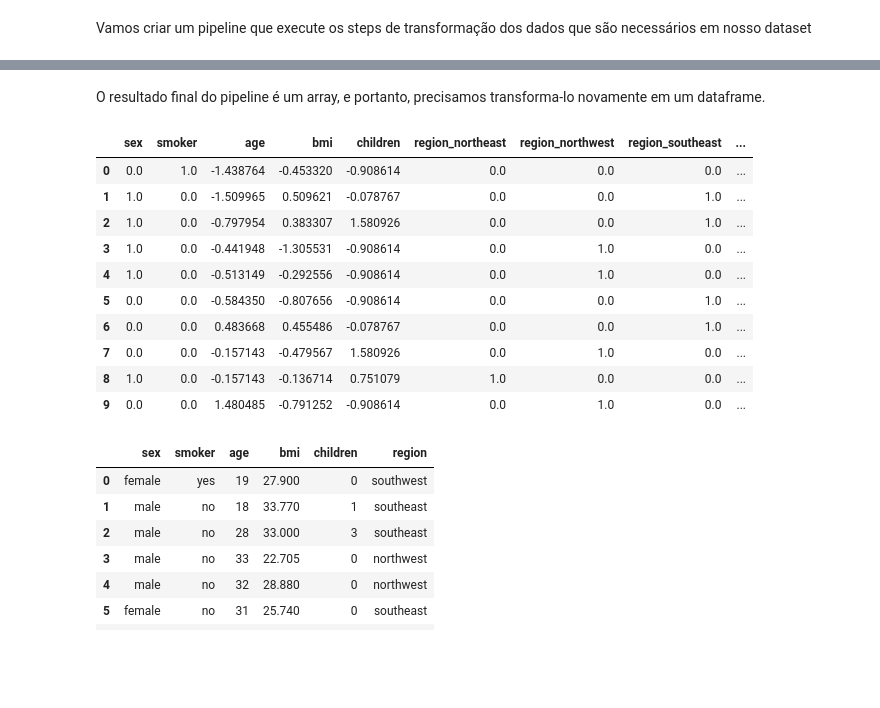
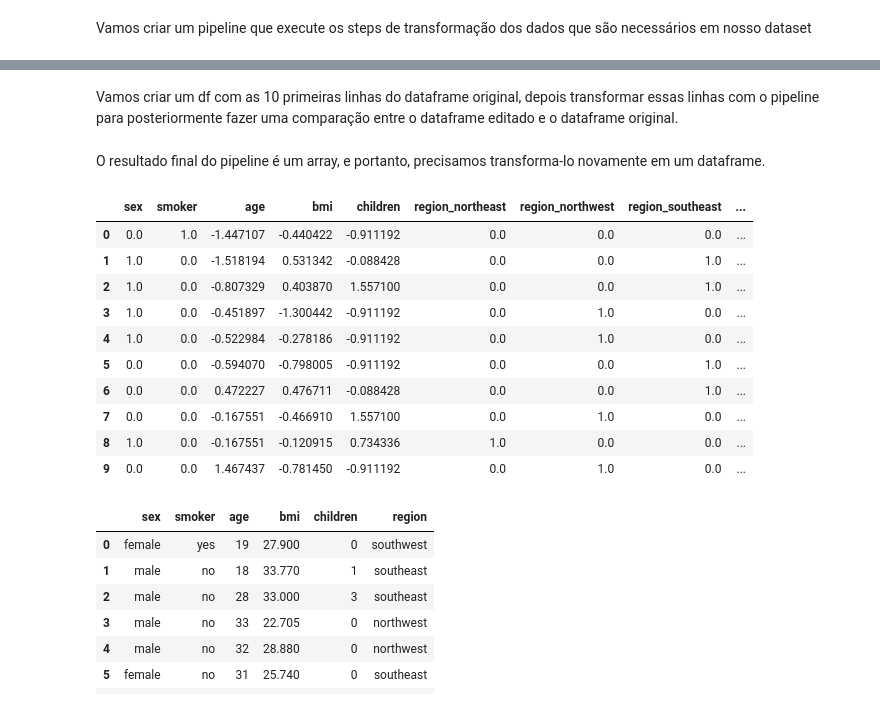
Before and after one commit to edummoreno/tech-challenge-ia, a Jupyter notebook: Notebook/Análise_Preditiva_de_Custos_Médicos.ipynb, the cells around one changed output, grey strips where cells are left out. Cells and saved outputs as stored; diff of their text form; code cells hidden in the pictures; blank space fills up the shorter version.

```diff
--- a/Notebook/Análise_Preditiva_de_Custos_Médicos.ipynb
+++ b/Notebook/Análise_Preditiva_de_Custos_Médicos.ipynb
@@ -278,0 +282,3 @@ y = df['charges']
+# %%
+# Separação treino/teste
+X_train, X_test, y_train, y_test = train_test_split(X, y, test_size=0.2, random_state=42)
@@ -294,7 +315,12 @@ full_pipeline = ColumnTransformer([
     ])
 
 # Executar o Pipeline
-X_prepared = full_pipeline.fit_transform(X)
+X_train_prepared = full_pipeline.fit_transform(X_train)
+X_test_prepared = full_pipeline.transform(X_test)
+# %% [markdown]
+Vamos criar um df com as 10 primeiras linhas do dataframe original, depois transformar essas linhas com o pipeline para posteriormente fazer uma comparação entre o dataframe editado e o dataframe original.
+# %%
+df_comparar = full_pipeline.transform(df.head(10).copy().drop('charges', axis=1))
 # %% [markdown]
 O resultado final do pipeline é um array, e portanto, precisamos transforma-lo novamente em um dataframe.
 # %%
@@ -302,22 +328,24 @@ O resultado final do pipeline é um array, e portanto, precisamos transforma-lo
 column_names = ['sex', 'smoker', 'age', 'bmi', 'children', 'region_northeast', 'region_northwest', 'region_southeast', 'region_southwest']
 
 # Transformar o array em DataFrame novamente
-X_prepared = pd.DataFrame(data=X_prepared, columns=column_names)
+X_train_prepared = pd.DataFrame(data=X_train_prepared, columns=column_names)
+X_test_prepared = pd.DataFrame(data=X_test_prepared, columns=column_names)
+df_comparar = pd.DataFrame(data=df_comparar, columns=column_names)
 # %%
 # Visualizar as primeiras linhas do dataset transformado
-X_prepared.head(10)
+df_comparar.head(10)
 # %% [output]
 |  | sex | smoker | age | bmi | children | region_northeast | region_northwest | region_southeast | ... |
-| 0 | 0.0 | 1.0 | -1.438764 | -0.453320 | -0.908614 | 0.0 | 0.0 | 0.0 | ... |
-| 1 | 1.0 | 0.0 | -1.509965 | 0.509621 | -0.078767 | 0.0 | 0.0 | 1.0 | ... |
-| 2 | 1.0 | 0.0 | -0.797954 | 0.383307 | 1.580926 | 0.0 | 0.0 | 1.0 | ... |
-| 3 | 1.0 | 0.0 | -0.441948 | -1.305531 | -0.908614 | 0.0 | 1.0 | 0.0 | ... |
-| 4 | 1.0 | 0.0 | -0.513149 | -0.292556 | -0.908614 | 0.0 | 1.0 | 0.0 | ... |
-| 5 | 0.0 | 0.0 | -0.584350 | -0.807656 | -0.908614 | 0.0 | 0.0 | 1.0 | ... |
-| 6 | 0.0 | 0.0 | 0.483668 | 0.455486 | -0.078767 | 0.0 | 0.0 | 1.0 | ... |
-| 7 | 0.0 | 0.0 | -0.157143 | -0.479567 | 1.580926 | 0.0 | 1.0 | 0.0 | ... |
-| 8 | 1.0 | 0.0 | -0.157143 | -0.136714 | 0.751079 | 1.0 | 0.0 | 0.0 | ... |
-| 9 | 0.0 | 0.0 | 1.480485 | -0.791252 | -0.908614 | 0.0 | 1.0 | 0.0 | ... |
+| 0 | 0.0 | 1.0 | -1.447107 | -0.440422 | -0.911192 | 0.0 | 0.0 | 0.0 | ... |
+| 1 | 1.0 | 0.0 | -1.518194 | 0.531342 | -0.088428 | 0.0 | 0.0 | 1.0 | ... |
+| 2 | 1.0 | 0.0 | -0.807329 | 0.403870 | 1.557100 | 0.0 | 0.0 | 1.0 | ... |
+| 3 | 1.0 | 0.0 | -0.451897 | -1.300442 | -0.911192 | 0.0 | 1.0 | 0.0 | ... |
+| 4 | 1.0 | 0.0 | -0.522984 | -0.278186 | -0.911192 | 0.0 | 1.0 | 0.0 | ... |
+| 5 | 0.0 | 0.0 | -0.594070 | -0.798005 | -0.911192 | 0.0 | 0.0 | 1.0 | ... |
+| 6 | 0.0 | 0.0 | 0.472227 | 0.476711 | -0.088428 | 0.0 | 0.0 | 1.0 | ... |
+| 7 | 0.0 | 0.0 | -0.167551 | -0.466910 | 1.557100 | 0.0 | 1.0 | 0.0 | ... |
+| 8 | 1.0 | 0.0 | -0.167551 | -0.120915 | 0.734336 | 1.0 | 0.0 | 0.0 | ... |
+| 9 | 0.0 | 0.0 | 1.467437 | -0.781450 | -0.911192 | 0.0 | 1.0 | 0.0 | ... |
 # %%
 # Visualizar as primeiras linhas do dataset original
 df[['sex', 'smoker', 'age', 'bmi', 'children', 'region']].head(10)
```
Also changed, not shown: parts of 26 cells of this notebook, 1 other file.
